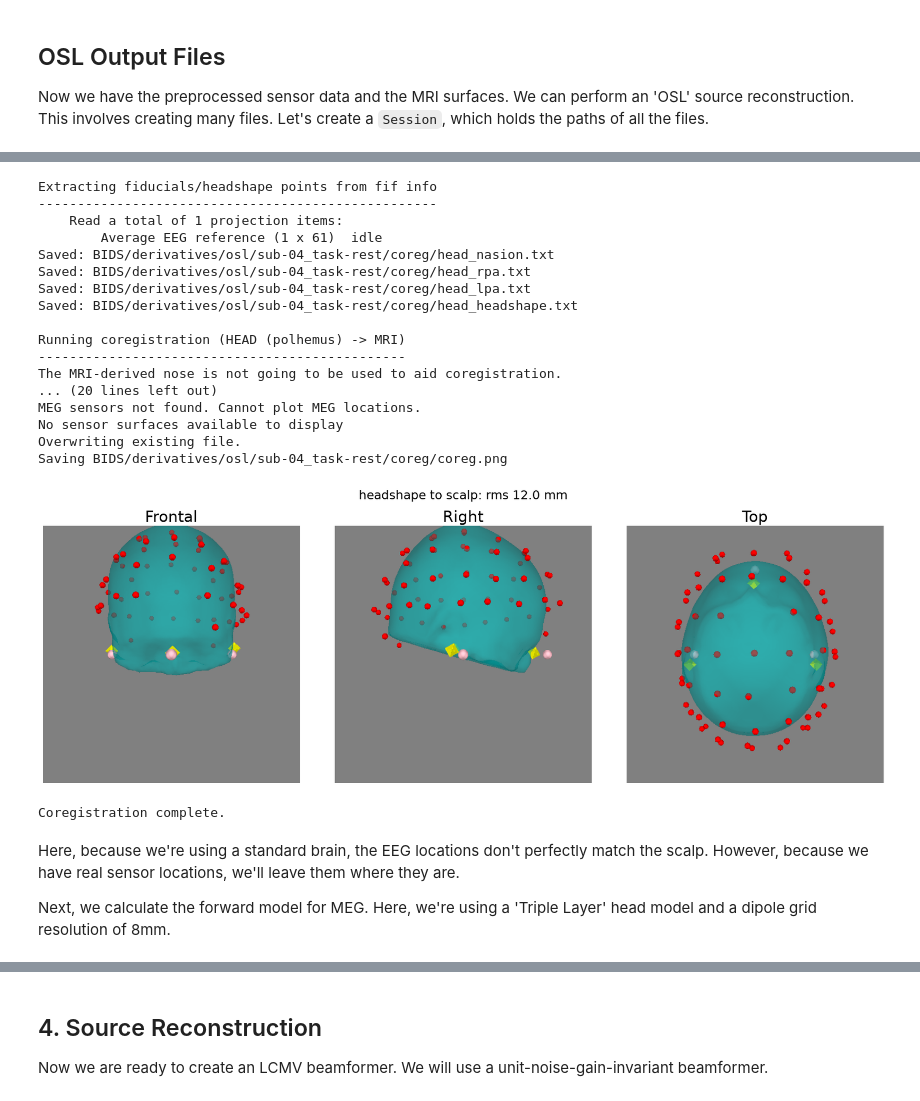
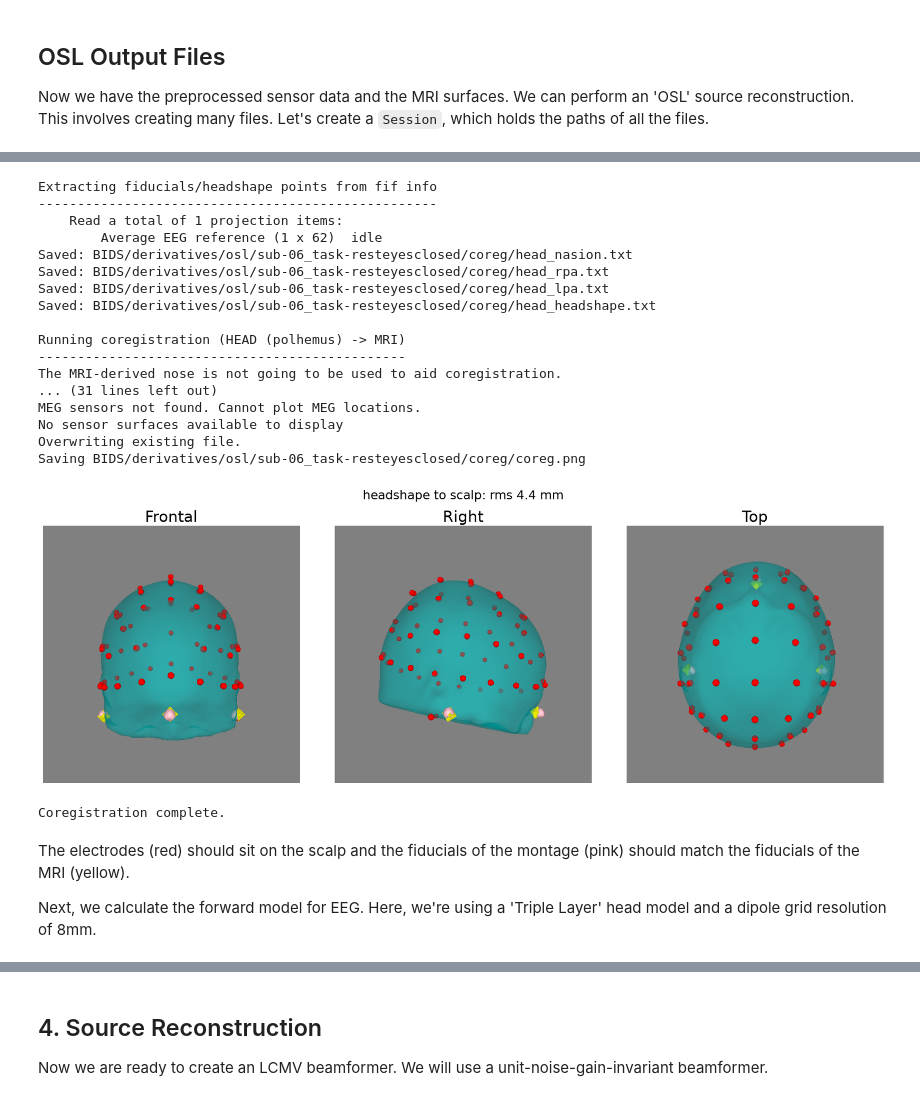
Before and after one commit to OHBA-analysis/Canonical-HMM-Networks, a Jupyter notebook: eeg.ipynb, the cells around one changed output, grey strips where cells are left out. Cells and saved outputs as stored; diff of their text form; code cells hidden in the pictures.

Commit message:
Moved the EEG tutorial to contributions/eeg_lemon.ipynb. The EEG tutorial uses a standard montage, standard brain and ICA (ICLabel).

```diff
--- a/eeg.ipynb
+++ b/eeg.ipynb
@@ -251,35 +306,34 @@ Next we use the Polhemus headshape points/fiducials to coregister the MEG and st
 # %%
 rhino.extract_fiducials_and_headshape_from_fif(session, include_eeg_as_headshape=True)
 rhino.coregister_head_and_mri(
     session,
     use_nose=False,  # the standard brain (MNI152) doesn't include the nose
-    allow_mri_scaling=True,  # set to False if using a real structural
     show=True,
 )
 # %% [output]
 Extracting fiducials/headshape points from fif info
 ---------------------------------------------------
     Read a total of 1 projection items:
-        Average EEG reference (1 x 61)  idle
-Saved: BIDS/derivatives/osl/sub-04_task-rest/coreg/head_nasion.txt
-Saved: BIDS/derivatives/osl/sub-04_task-rest/coreg/head_rpa.txt
-Saved: BIDS/derivatives/osl/sub-04_task-rest/coreg/head_lpa.txt
-Saved: BIDS/derivatives/osl/sub-04_task-rest/coreg/head_headshape.txt
+        Average EEG reference (1 x 62)  idle
+Saved: BIDS/derivatives/osl/sub-06_task-resteyesclosed/coreg/head_nasion.txt
+Saved: BIDS/derivatives/osl/sub-06_task-resteyesclosed/coreg/head_rpa.txt
+Saved: BIDS/derivatives/osl/sub-06_task-resteyesclosed/coreg/head_lpa.txt
+Saved: BIDS/derivatives/osl/sub-06_task-resteyesclosed/coreg/head_headshape.txt
 
 Running coregistration (HEAD (polhemus) -> MRI)
 -----------------------------------------------
 The MRI-derived nose is not going to be used to aid coregistration.
-... (20 lines left out)
+... (31 lines left out)
 MEG sensors not found. Cannot plot MEG locations.
 No sensor surfaces available to display
 Overwriting existing file.
-Saving BIDS/derivatives/osl/sub-04_task-rest/coreg/coreg.png
+Saving BIDS/derivatives/osl/sub-06_task-resteyesclosed/coreg/coreg.png
-[figure, old version]
+[figure, new version]
 Coregistration complete.
 # %% [markdown]
-Here, because we're using a standard brain, the EEG locations don't perfectly match the scalp. However, because we have real sensor locations, we'll leave them where they are.
+The electrodes (red) should sit on the scalp and the fiducials of the montage (pink) should match the fiducials of the MRI (yellow).
 
-Next, we calculate the forward model for MEG. Here, we're using a 'Triple Layer' head model and a dipole grid resolution of 8mm.
+Next, we calculate the forward model for EEG. Here, we're using a 'Triple Layer' head model and a dipole grid resolution of 8mm.
 # %%
 rhino.forward_model(session, model="Triple Layer", gridstep=8, meg=False, eeg=True)
 # %% [output]
```
Also changed, not shown: parts of 53 cells of this notebook, 4 other files.
